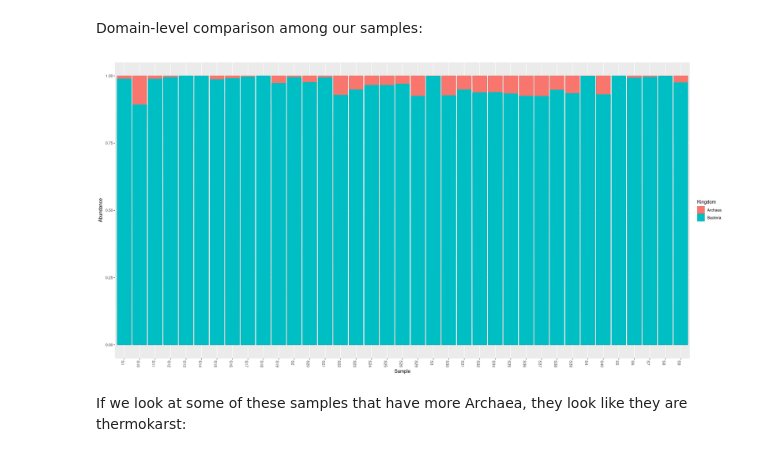
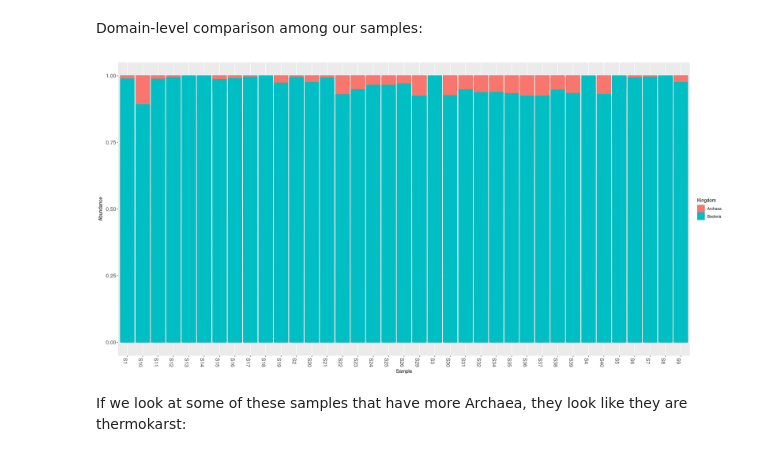
Before and after one commit to danchurch/sphagnumCUEmetabarcoding, a Jupyter notebook: sequenceAnalysis/firstLookPeat16s.ipynb, the cells around one changed output. Saved outputs shown, nothing was run; the diff lists cells and outputs as text; code cells hidden in the pictures.

```diff
--- a/sequenceAnalysis/firstLookPeat16s.ipynb
+++ b/sequenceAnalysis/firstLookPeat16s.ipynb
@@ -440,9 +449,10 @@ ps007_cleaned_sqrt_prop <- transform_sample_counts(ps007_cleaned_sqrt, function(
 Domain-level comparison among our samples:
 # %%
 plot_bar(ps007_cleaned_sqrt_prop, fill = "Kingdom") +
-  geom_bar(aes(color=Kingdom, fill=Kingdom), stat="identity", position="stack")
+  geom_bar(aes(color=Kingdom, fill=Kingdom), stat="identity", position="stack") +
+  theme(axis.text=element_text(size=12))
 # %% [output]
-[figure, old version]
+[figure, new version]
 # %% [markdown]
 If we look at some of these samples that have more Archaea, they look like they are thermokarst:
 # %%
```
Also changed, not shown: parts of 3 cells of this notebook, 2 other files.
